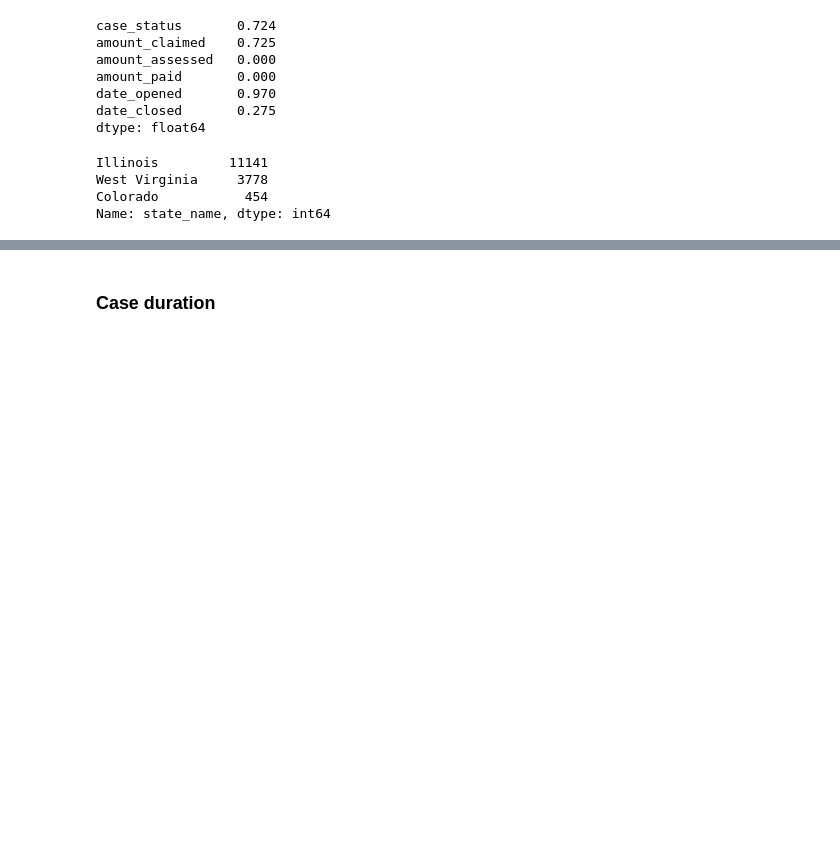
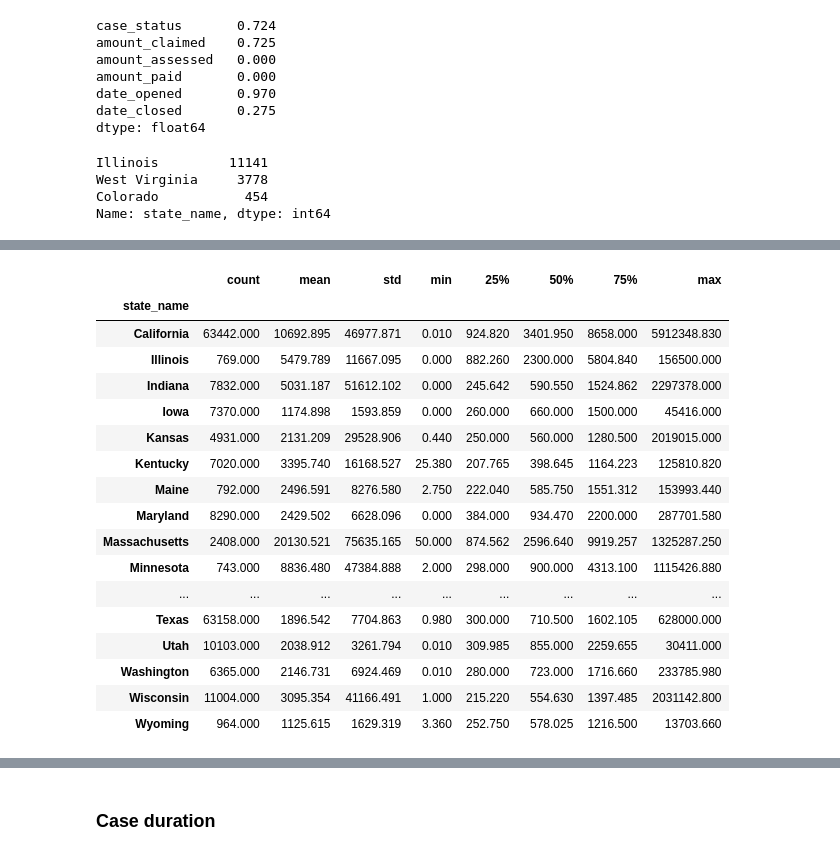
Before and after one commit to cbs-news-data/wage-theft-data, a Jupyter notebook: notebooks/national_analysis/national_analysis.ipynb, the cells around one changed output, grey strips where cells are left out. Saved outputs shown, nothing was run; the diff lists cells and outputs as text; code cells hidden in the pictures; blank space fills up the shorter version.

```diff
--- a/notebooks/national_analysis/national_analysis.ipynb
+++ b/notebooks/national_analysis/national_analysis.ipynb
@@ -132,0 +138,16 @@ I'll run different versions of the analysis to see how much the results change
+# %%
+tx = (
+    pd.read_excel("input/ORR_R005317-081222_from_CBS__C._Hacker__File_date___Amts.xlsx")
+    .iloc[:, 1:]
+    .rename(
+        columns={
+            "CLAIMED": "amount_claimed",
+            "AWARD_AM": "amount_assessed",
+            "PAID": "amount_paid",
+        }
+    )
+    .assign(state_name="Texas")
+    # only take cases with non-zero assessed amounts
+    .query("amount_assessed > 0")
+)
+tx
@@ -139,0 +181,21 @@ I will focus on the following data points:
+# %%
+amount_df = (
+    df.query("case_decided_in_favor_of_claimant == True")
+    # appending texas to the end of the state name because there are
+    # amounts stored separately
+    .pipe(lambda x: pd.concat([x.query("state_name != 'Texas'"), tx])).assign(
+        overall_case_amount=lambda df: df.apply(
+            # use assessed amount if available because it's the amount the
+            # agency said the claimant was owed. if not available, use
+            # the paid amount, as long as it's not zero.
+            # if neither are available, use the claimed amount.
+            lambda row: row.amount_assessed
+            if row.amount_assessed > 0
+            else row.amount_paid
+            if row.amount_paid > 0
+            else row.amount_claimed,
+            axis=1,
+        )
+    )
+)
+amount_df.overall_case_amount.describe()
@@ -139,0 +266,21 @@ I will focus on the following data points:
+# %%
+amount_df.groupby("state_name").overall_case_amount.describe()
+# %% [output]
+|  | count | mean | std | min | 25% | 50% | 75% | max |
+| state_name |  |  |  |  |  |  |  |  |
+| California | 63442.000 | 10692.895 | 46977.871 | 0.010 | 924.820 | 3401.950 | 8658.000 | 5912348.830 |
+| Illinois | 769.000 | 5479.789 | 11667.095 | 0.000 | 882.260 | 2300.000 | 5804.840 | 156500.000 |
+| Indiana | 7832.000 | 5031.187 | 51612.102 | 0.000 | 245.642 | 590.550 | 1524.862 | 2297378.000 |
+| Iowa | 7370.000 | 1174.898 | 1593.859 | 0.000 | 260.000 | 660.000 | 1500.000 | 45416.000 |
+| Kansas | 4931.000 | 2131.209 | 29528.906 | 0.440 | 250.000 | 560.000 | 1280.500 | 2019015.000 |
+| Kentucky | 7020.000 | 3395.740 | 16168.527 | 25.380 | 207.765 | 398.645 | 1164.223 | 125810.820 |
+| Maine | 792.000 | 2496.591 | 8276.580 | 2.750 | 222.040 | 585.750 | 1551.312 | 153993.440 |
+| Maryland | 8290.000 | 2429.502 | 6628.096 | 0.000 | 384.000 | 934.470 | 2200.000 | 287701.580 |
+| Massachusetts | 2408.000 | 20130.521 | 75635.165 | 50.000 | 874.562 | 2596.640 | 9919.257 | 1325287.250 |
+| Minnesota | 743.000 | 8836.480 | 47384.888 | 2.000 | 298.000 | 900.000 | 4313.100 | 1115426.880 |
+| ... | ... | ... | ... | ... | ... | ... | ... | ... |
+| Texas | 63158.000 | 1896.542 | 7704.863 | 0.980 | 300.000 | 710.500 | 1602.105 | 628000.000 |
+| Utah | 10103.000 | 2038.912 | 3261.794 | 0.010 | 309.985 | 855.000 | 2259.655 | 30411.000 |
+| Washington | 6365.000 | 2146.731 | 6924.469 | 0.010 | 280.000 | 723.000 | 1716.660 | 233785.980 |
+| Wisconsin | 11004.000 | 3095.354 | 41166.491 | 1.000 | 215.220 | 554.630 | 1397.485 | 2031142.800 |
+| Wyoming | 964.000 | 1125.615 | 1629.319 | 3.360 | 252.750 | 578.025 | 1216.500 | 13703.660 |
```
Also changed, not shown: parts of 15 cells of this notebook, 2 other files.
